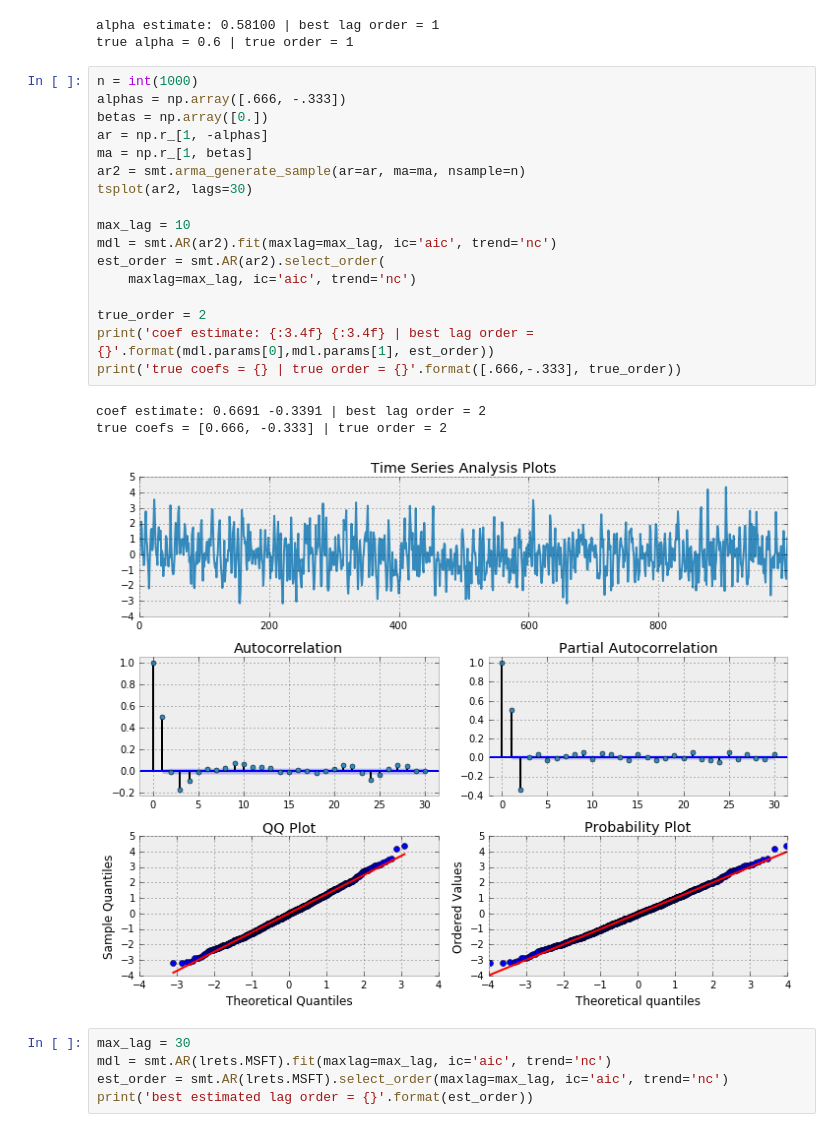
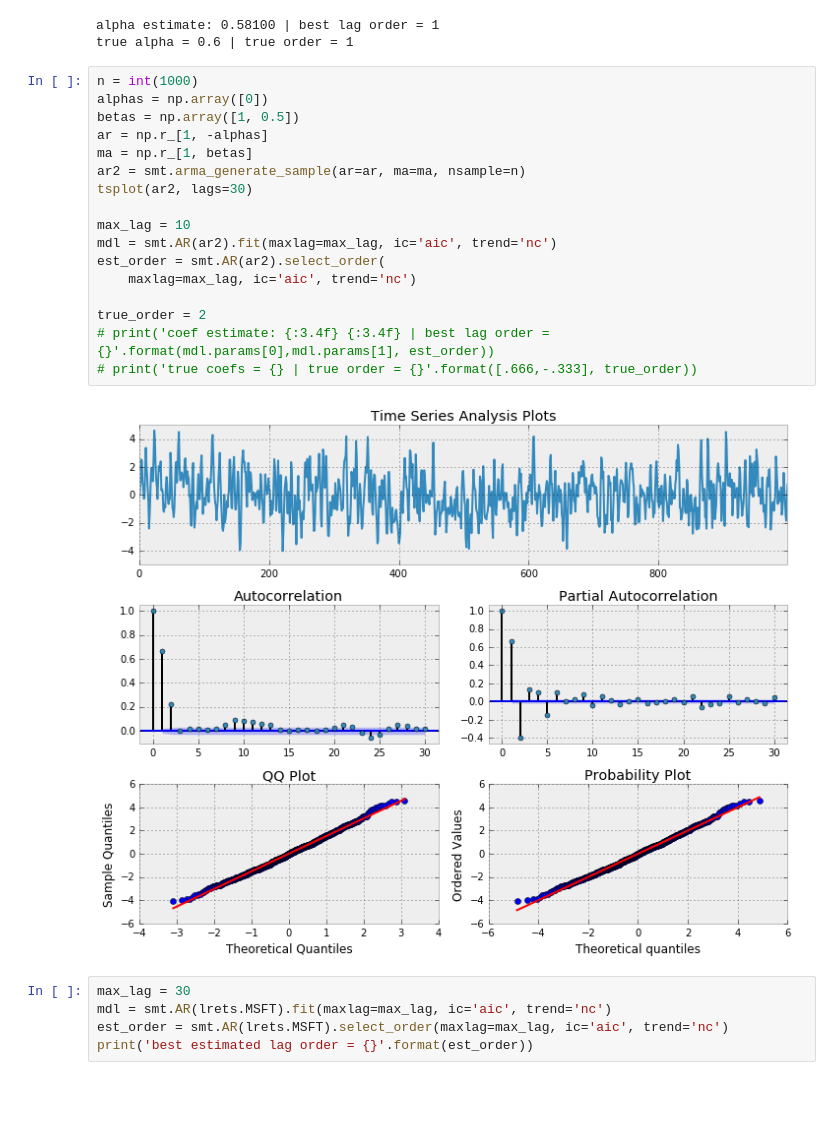
Before and after one commit to hisarack/hello-tsa, a Jupyter notebook: hello_statsmodel.ipynb, the cells around one changed output. Cells and saved outputs as stored; diff of their text form; blank space fills up the shorter version.

```diff
--- a/hello_statsmodel.ipynb
+++ b/hello_statsmodel.ipynb
@@ -79,25 +79,23 @@ alpha estimate: 0.58100 | best lag order = 1
 true alpha = 0.6 | true order = 1
 # %%
 n = int(1000)
-alphas = np.array([.666, -.333])
-betas = np.array([0.])
+alphas = np.array([0])
+betas = np.array([1, 0.5])
 ar = np.r_[1, -alphas]
 ma = np.r_[1, betas]
 ar2 = smt.arma_generate_sample(ar=ar, ma=ma, nsample=n)
 tsplot(ar2, lags=30)
 
 max_lag = 10
 mdl = smt.AR(ar2).fit(maxlag=max_lag, ic='aic', trend='nc')
 est_order = smt.AR(ar2).select_order(
     maxlag=max_lag, ic='aic', trend='nc')
 
 true_order = 2
-print('coef estimate: {:3.4f} {:3.4f} | best lag order = {}'.format(mdl.params[0],mdl.params[1], est_order))
-print('true coefs = {} | true order = {}'.format([.666,-.333], true_order))
+# print('coef estimate: {:3.4f} {:3.4f} | best lag order = {}'.format(mdl.params[0],mdl.params[1], est_order))
+# print('true coefs = {} | true order = {}'.format([.666,-.333], true_order))
 # %% [output]
-coef estimate: 0.6691 -0.3391 | best lag order = 2
-true coefs = [0.666, -0.333] | true order = 2
-[figure, old version]
+[figure, new version]
 # %%
 max_lag = 30
 mdl = smt.AR(lrets.MSFT).fit(maxlag=max_lag, ic='aic', trend='nc')
```
Also changed, not shown: parts of 11 cells of this notebook, 1 other file.
